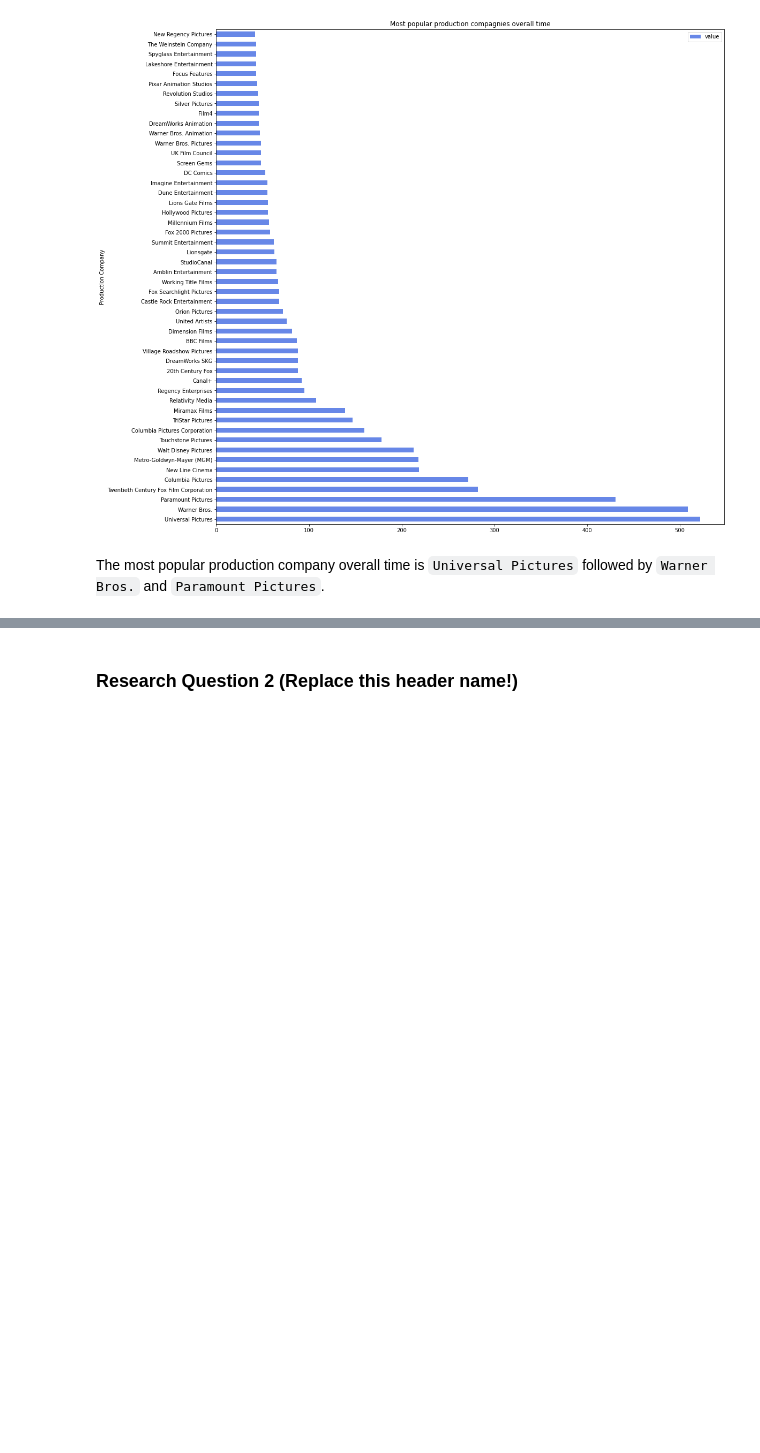
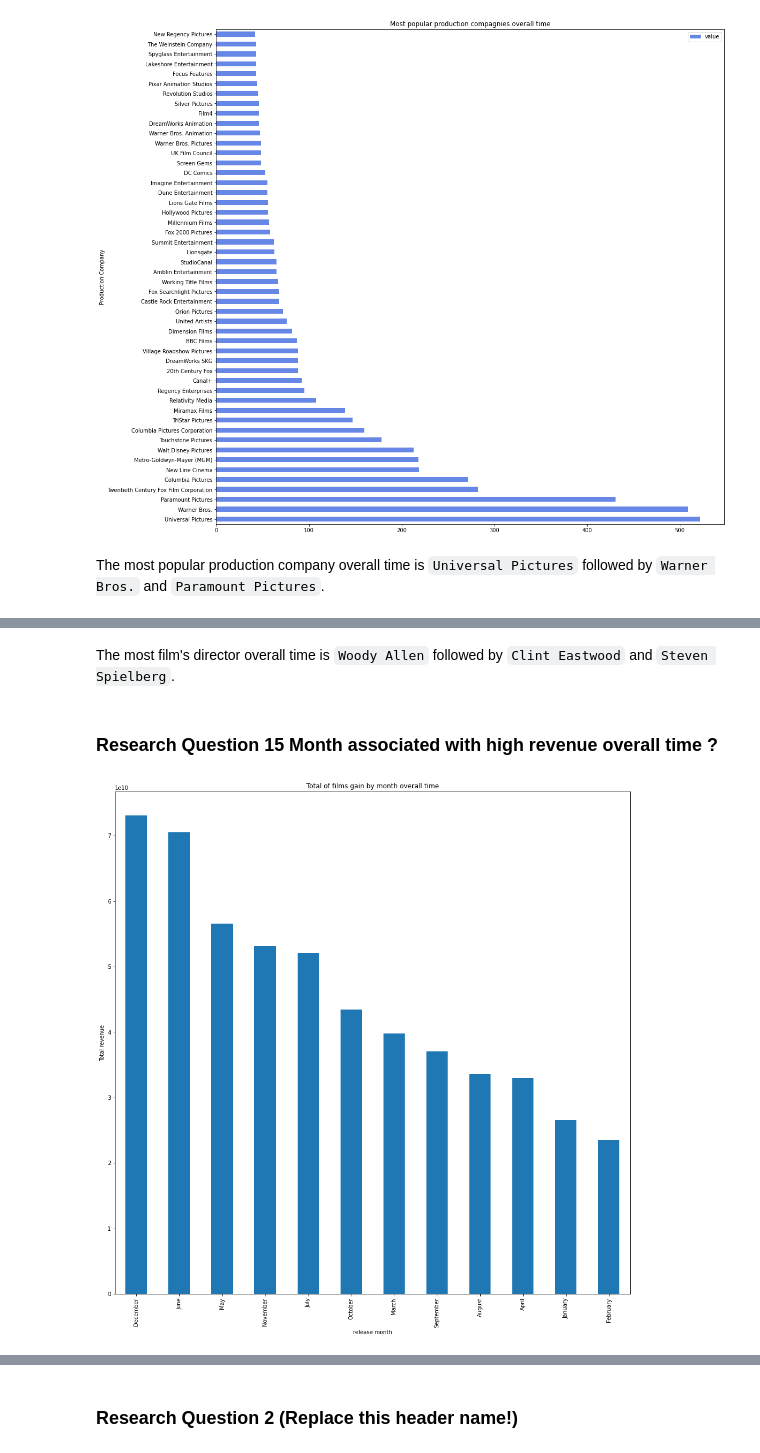
Before and after one commit to temajozias/Udacity-DataAnalystND-P1-Investigate-a-Dataset, a Jupyter notebook: Investigate_a_Dataset.ipynb, the cells around one changed output, grey strips where cells are left out. Drawn from its saved outputs; the diff is of its cells as text; code cells hidden in the pictures; blank space fills up the shorter version.

```diff
--- a/Investigate_a_Dataset.ipynb
+++ b/Investigate_a_Dataset.ipynb
@@ -657,0 +713,12 @@ The most popular production company overall time is `Universal Pictures` followe
+# %% [markdown]
+The most film's director overall time is `Woody Allen` followed by `Clint Eastwood` and `Steven Spielberg`.
+# %% [markdown]
+### Research Question 15 Month associated with high revenue overall time ?
+# %%
+df.groupby('release_month_name').sum()['gain_adj'].nlargest(12).plot(kind='bar',
+                                               figsize=(17, 17),
+                                               title='Total of films gain by month overall time',
+                                               xlabel='release month',
+                                               ylabel='Total revenue');
+# %% [output]
+[figure, added]
```
Also changed, not shown: parts of 41 cells of this notebook, 3 other files.
